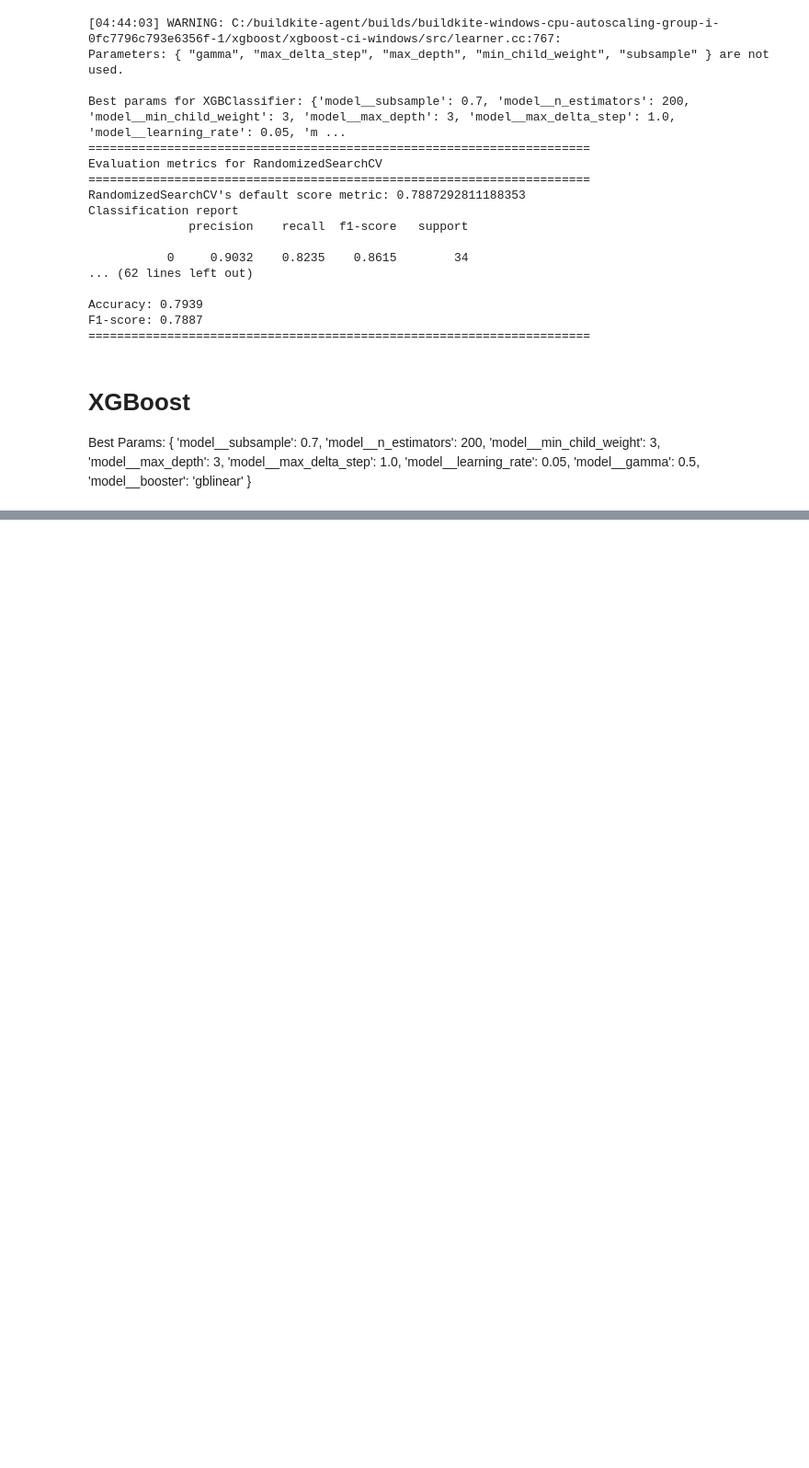
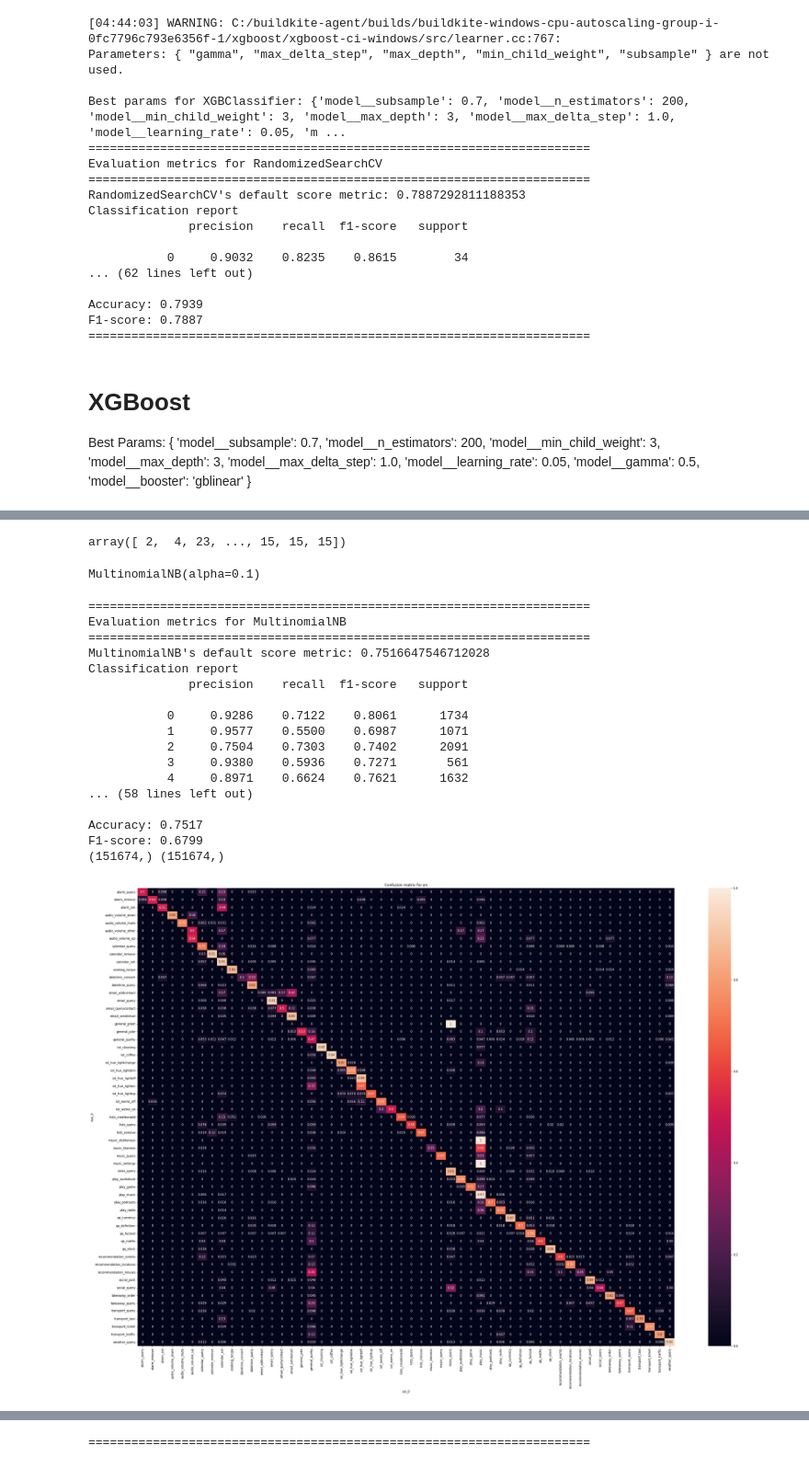
Before and after one commit to 1Krypt0/FEUP-PLN-PROJ, a Jupyter notebook: evaluation_reg.ipynb, the cells around one changed output, grey strips where cells are left out. Shown at 92% size. Saved outputs shown, nothing was run; the diff lists cells and outputs as text; code cells hidden in the pictures; blank space fills up the shorter version.

Commit message:
Changes on evaluation and add exploratory analysis

```diff
--- a/evaluation_reg.ipynb
+++ b/evaluation_reg.ipynb
@@ -231,0 +280,55 @@ print(f"F1 Score: {f1_score}")"""
+# %%
+training_df.reset_index(drop=True, inplace=True)
+testing_df.reset_index(drop=True, inplace=True)
+# %%
+training_inputs = vectorizer.transform(training_df['utt'].values)
+testing_inputs = vectorizer.transform(testing_df['utt'].values)
+training_classes = training_df[output_cols].values.reshape(-1)
+testing_classes = testing_df[output_cols].values.reshape(-1)
+# %%
+english_indices = testing_df.index[(testing_df['locale'] == 'en')].values
+chinese_indices = testing_df.index[(testing_df['locale'] == 'zh')].values
+japanese_indices = testing_df.index[(testing_df['locale'] == 'ja')].values
+arabic_indices = testing_df.index[(testing_df['locale'] == 'ar')].values
+
+indices = {
+    'en': english_indices,
+    'zh': chinese_indices,
+    'ja': japanese_indices,
+    'ar': arabic_indices
+}
+# %%
+# get values of the training classes according to the japanese indices
+ja_values = testing_classes[japanese_indices]
+ja_values
+# %% [output]
+array([ 2,  4, 23, ..., 15, 15, 15])
+# %%
+from sklearn.naive_bayes import MultinomialNB
+
+nb = MultinomialNB(alpha=0.1)
+
+nb.fit(training_inputs, training_classes)
+# %% [output]
+MultinomialNB(alpha=0.1)
+# %%
+evaluate_model(nb, testing_inputs, testing_classes, encoder, indices)
+# %% [output]
+======================================================================
+Evaluation metrics for MultinomialNB
+======================================================================
+MultinomialNB's default score metric: 0.7516647546712028
+Classification report
+              precision    recall  f1-score   support
+
+           0     0.9286    0.7122    0.8061      1734
+           1     0.9577    0.5500    0.6987      1071
+           2     0.7504    0.7303    0.7402      2091
+           3     0.9380    0.5936    0.7271       561
+           4     0.8971    0.6624    0.7621      1632
+... (58 lines left out)
+
+Accuracy: 0.7517
+F1-score: 0.6799
+(151674,) (151674,)
+[figure, added]
@@ -231,0 +338 @@ print(f"F1 Score: {f1_score}")"""
+======================================================================
```
Also changed, not shown: parts of 26 cells of this notebook, 5 other files.
